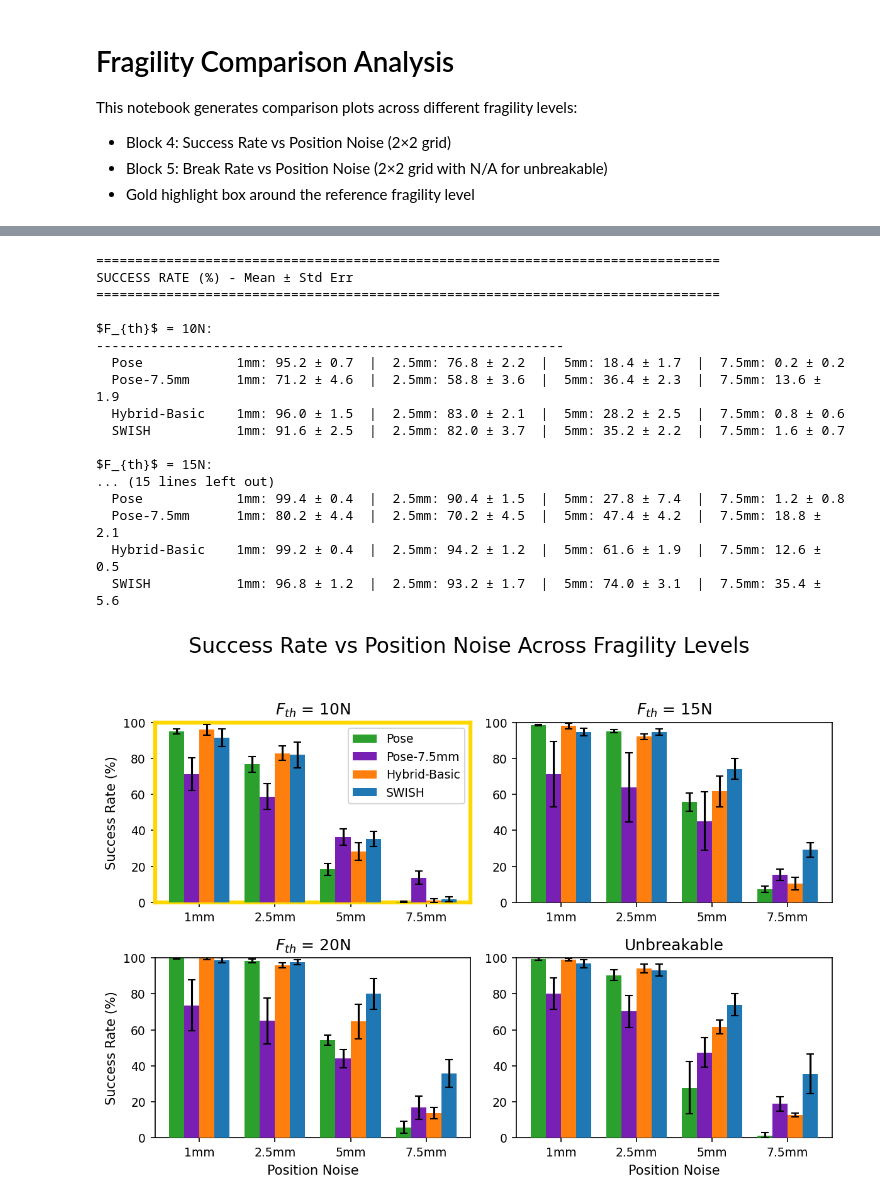
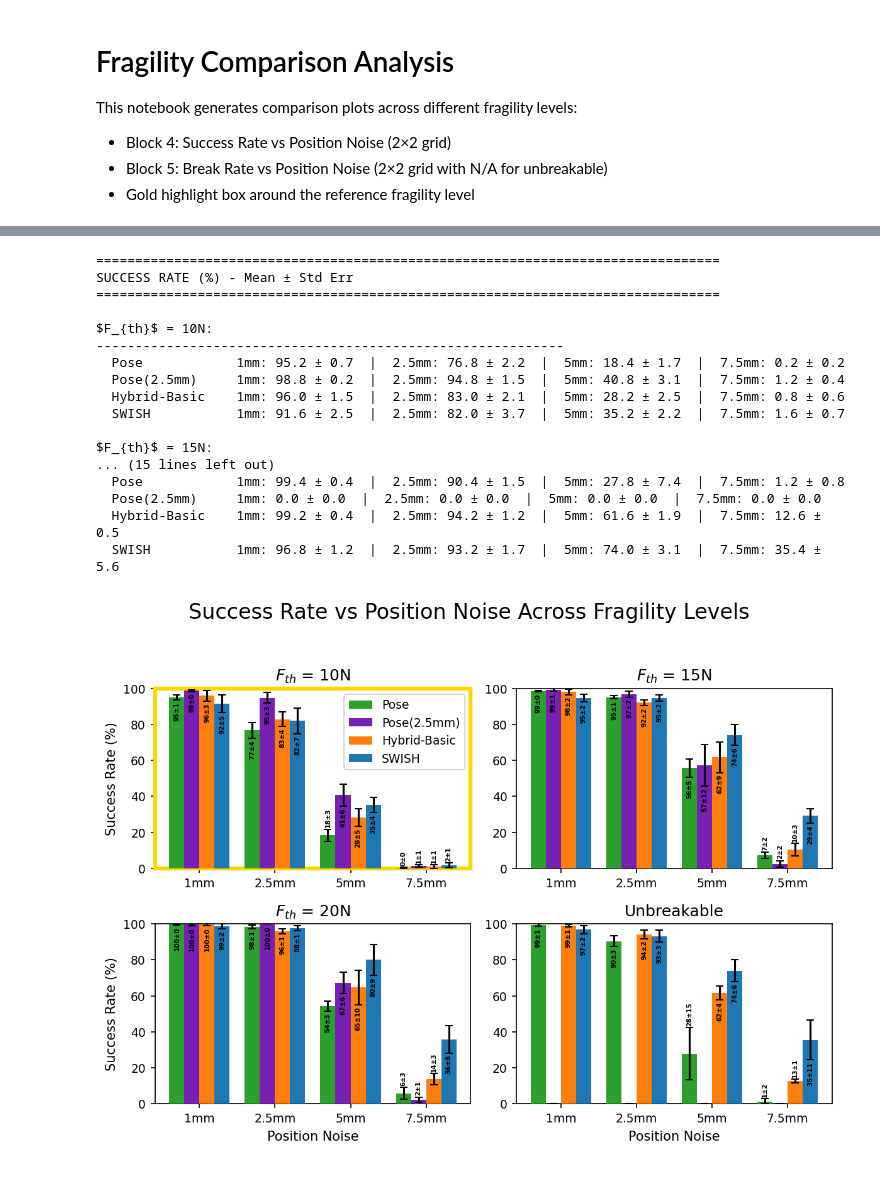
Before and after one commit to RoboNuke/Continuous_Force_RL, a Jupyter notebook: scripts/data_processing/fragility_comparison_analysis.ipynb, the cells around one changed output, grey strips where cells are left out. Drawn from its saved outputs; the diff is of its cells as text; code cells hidden in the pictures.

```diff
--- a/scripts/data_processing/fragility_comparison_analysis.ipynb
+++ b/scripts/data_processing/fragility_comparison_analysis.ipynb
@@ -30,26 +30,30 @@ FRAGILITY_LEVELS = {
     #},
     "10N": {
         "Pose": "pose_perf-comp:2026-01-05_10:54",
-        "Pose-7.5mm":"pose_75mm-noise:2026-01-16_19:08",
+        #"Pose-7.5mm":"pose_75mm-noise:2026-01-16_19:08",
+        "Pose(2.5mm)" : "pose_25mm-noise:2026-01-19_07:50",
         "Hybrid-Basic": "basic-hybrid_perf-comp:2026-01-05_10:54",
         #"LCLoP": "LCLoP_perf-comp:2026-01-05_10:54",
         "SWISH": "LCLoP_fix_perf-comp:2026-01-09_11:17",
     },
     "15N": {
         "Pose": "pose_task_frag:2026-01-06_00:52",
-        "Pose-7.5mm":"pose_75mm-noise:2026-01-17_19:18",
+        #"Pose-7.5mm":"pose_75mm-noise:2026-01-17_19:18",
+        "Pose(2.5mm)" : "pose_25mm-noise:2026-01-19_07:50_15N",
         "Hybrid-Basic": "basic-hybrid_task_frag:2026-01-06_00:56",
         "SWISH": "LCLoP_task_frag:2026-01-06_00:27",
     },
     "20N": {
         "Pose": "pose_task_frag:2026-01-06_00:09",
-        "Pose-7.5mm":"pose_75mm-noise:2026-01-18_12:50",
+        #"Pose-7.5mm":"pose_75mm-noise:2026-01-18_12:50",
+        "Pose(2.5mm)" : "pose_25mm-noise:2026-01-19_07:50_20N",
         "Hybrid-Basic": "basic-hybrid_task_frag:2026-01-06_09:18",
         "SWISH": "LCLoP_task_frag:2026-01-06_00:09",
     },
     "10000N": {
         "Pose": "pose_task_frag:2026-01-05_23:37",
-        "Pose-7.5mm":"pose_75mm-noise:2026-01-17_19:38",
+        #"Pose-7.5mm":"pose_75mm-noise:2026-01-17_19:38",
+        "Pose(2.5mm)" : "pose_25mm-noise:2026-01-19_07:50_unbreak",
         "Hybrid-Basic": "basic-hybrid_task_frag:2026-01-06_00:08",
         "SWISH": "LCLoP_task_frag:2026-01-05_22:12",
     },
@@ -288,6 +292,7 @@ COLORS = {
     "LCLoP": "#1f77b4",       # Blue
     "SWISH": "#1f77b4",       # Blue
     "Pose-7.5mm": "#781fb4",       # Purple
+    "Pose(2.5mm)": "#781fb4",       # Purple
 }
 
 # Font sizes
@@ -296,6 +301,7 @@ FONT_TITLE = 12
 FONT_AXIS_LABEL = 10
 FONT_TICK = 9
 FONT_LEGEND = 9
+FONT_BAR_LABEL = 5  # Font size for bar value labels (smaller for grid)
 
 # Axis configuration
 SUCCESS_Y_LIM = (0, 100)
@@ -319,12 +325,13 @@ def filter_top_n_runs(df, method_best_checkpoints, top_n):
     return df[df["run_name"].apply(lambda x: x.rsplit("_", 1)[-1] in top_agent_nums)]
 
 def compute_rates_with_ci(df, noise_labels, metric="success"):
-    """Compute rates with 95% CI for each noise level. Returns means, lower errors, upper errors."""
+    """Compute rates with 95% CI for each noise level. Returns means, cis, lower errors, upper errors."""
     if df.empty:
         zeros = [0] * len(noise_labels)
-        return zeros, zeros, zeros
+        return zeros, zeros, zeros, zeros
 
     means = []
+    cis = []
     errors_lower = []
     errors_upper = []
 
@@ -343,12 +350,14 @@ def compute_rates_with_ci(df, noise_labels, metric="success"):
             errors_lower.append(min(ci, mean - 0))
             errors_upper.append(min(ci, 100 - mean))
             means.append(mean)
+            cis.append(ci)
         else:
             means.append(0)
+            cis.append(0)
             errors_lower.append(0)
             errors_upper.append(0)
 
-    return means, errors_lower, errors_upper
+    return means, cis, errors_lower, errors_upper
 
 def compute_rates_with_sem(df, noise_labels, metric="success"):
     """Compute rates with SEM for each noise level. Returns means and SEMs."""
@@ -428,12 +437,31 @@ for idx, fragility in enumerate(fragility_keys):
         df = noise_data[fragility][method_name]
         df = filter_top_n_runs(df, best_checkpoints[fragility][method_name], TOP_N_POLICIES)
 
-        success_means, success_err_lo, success_err_hi = compute_rates_with_ci(df, noise_labels, "success")
+        success_means, success_cis, success_err_lo, success_err_hi = compute_rates_with_ci(df, noise_labels, "success")
         offset = (i - n_methods/2 + 0.5) * BAR_WIDTH
 
-        ax.bar(x + offset, success_means, BAR_WIDTH,
+        bars = ax.bar(x + offset, success_means, BAR_WIDTH,
                label=method_name, color=COLORS[method_name],
                yerr=[success_err_lo, success_err_hi], capsize=3, zorder=3)
+
+        # Add rotated mean±CI labels - inside bar if fits, above otherwise
+        y_range = SUCCESS_Y_LIM[1] - SUCCESS_Y_LIM[0]
+        label_height_estimate = y_range * 0.20  # ~20% of y-range for rotated text
+
+        for bar, mean, ci, err_lower, err_upper in zip(bars, success_means, success_cis, success_err_lo, success_err_hi):
+            if mean > 0:  # Only label non-zero bars
+                # Check if label fits inside the bar
+                space_inside = bar.get_height() - err_lower
+                if space_inside > label_height_estimate + 2:  # fits inside
+                    label_y = bar.get_height() - err_lower - 1
+                    va = 'top'
+                else:  # place above
+                    label_y = bar.get_height() + err_upper + 1
+                    va = 'bottom'
+
+                ax.text(bar.get_x() + bar.get_width()/2, label_y,
+                       f'{mean:.0f}±{ci:.0f}', ha='center', va=va,
+                       rotation=90, fontsize=FONT_BAR_LABEL, color='black', fontweight='bold')
 
     # Configure subplot
     ax.set_title(display_name, fontsize=FONT_TITLE)
@@ -458,36 +486,36 @@ for idx, fragility in enumerate(fragility_keys):
         ax.legend(fontsize=FONT_LEGEND, loc='upper right')
 
     # Add gold highlight to spines if this is the highlighted fragility
     if HIGHLIGHT_FRAGILITY_PLOT is not None and fragility == HIGHLIGHT_FRAGILITY_PLOT:
         for spine in ['top', 'left', 'right', 'bottom']:
             ax.spines[spine].set_color(HIGHLIGHT_COLOR)
             ax.spines[spine].set_linewidth(HIGHLIGHT_LINEWIDTH)
 
 # Hide any unused subplots (if n_fragilities is odd)
 for idx in range(n_fragilities, len(axes_flat)):
     axes_flat[idx].set_visible(False)
 
 plt.tight_layout(rect=[0, 0, 1, 0.95])  # Leave room for suptitle
 plt.show()
 # %% [output]
 ================================================================================
 SUCCESS RATE (%) - Mean ± Std Err
 ================================================================================
 
 $F_{th}$ = 10N:
 ------------------------------------------------------------
   Pose            1mm: 95.2 ± 0.7  |  2.5mm: 76.8 ± 2.2  |  5mm: 18.4 ± 1.7  |  7.5mm: 0.2 ± 0.2
-  Pose-7.5mm      1mm: 71.2 ± 4.6  |  2.5mm: 58.8 ± 3.6  |  5mm: 36.4 ± 2.3  |  7.5mm: 13.6 ± 1.9
+  Pose(2.5mm)     1mm: 98.8 ± 0.2  |  2.5mm: 94.8 ± 1.5  |  5mm: 40.8 ± 3.1  |  7.5mm: 1.2 ± 0.4
   Hybrid-Basic    1mm: 96.0 ± 1.5  |  2.5mm: 83.0 ± 2.1  |  5mm: 28.2 ± 2.5  |  7.5mm: 0.8 ± 0.6
   SWISH           1mm: 91.6 ± 2.5  |  2.5mm: 82.0 ± 3.7  |  5mm: 35.2 ± 2.2  |  7.5mm: 1.6 ± 0.7
 
 $F_{th}$ = 15N:
 ... (15 lines left out)
   Pose            1mm: 99.4 ± 0.4  |  2.5mm: 90.4 ± 1.5  |  5mm: 27.8 ± 7.4  |  7.5mm: 1.2 ± 0.8
-  Pose-7.5mm      1mm: 80.2 ± 4.4  |  2.5mm: 70.2 ± 4.5  |  5mm: 47.4 ± 4.2  |  7.5mm: 18.8 ± 2.1
+  Pose(2.5mm)     1mm: 0.0 ± 0.0  |  2.5mm: 0.0 ± 0.0  |  5mm: 0.0 ± 0.0  |  7.5mm: 0.0 ± 0.0
   Hybrid-Basic    1mm: 99.2 ± 0.4  |  2.5mm: 94.2 ± 1.2  |  5mm: 61.6 ± 1.9  |  7.5mm: 12.6 ± 0.5
   SWISH           1mm: 96.8 ± 1.2  |  2.5mm: 93.2 ± 1.7  |  5mm: 74.0 ± 3.1  |  7.5mm: 35.4 ± 5.6
-[figure, old version]
+[figure, new version]
 # %%
 # ============================================================
 # BLOCK 5: BREAK RATE COMPARISON FIGURE
```
Also changed, not shown: parts of 3 cells of this notebook, 4 other files.
